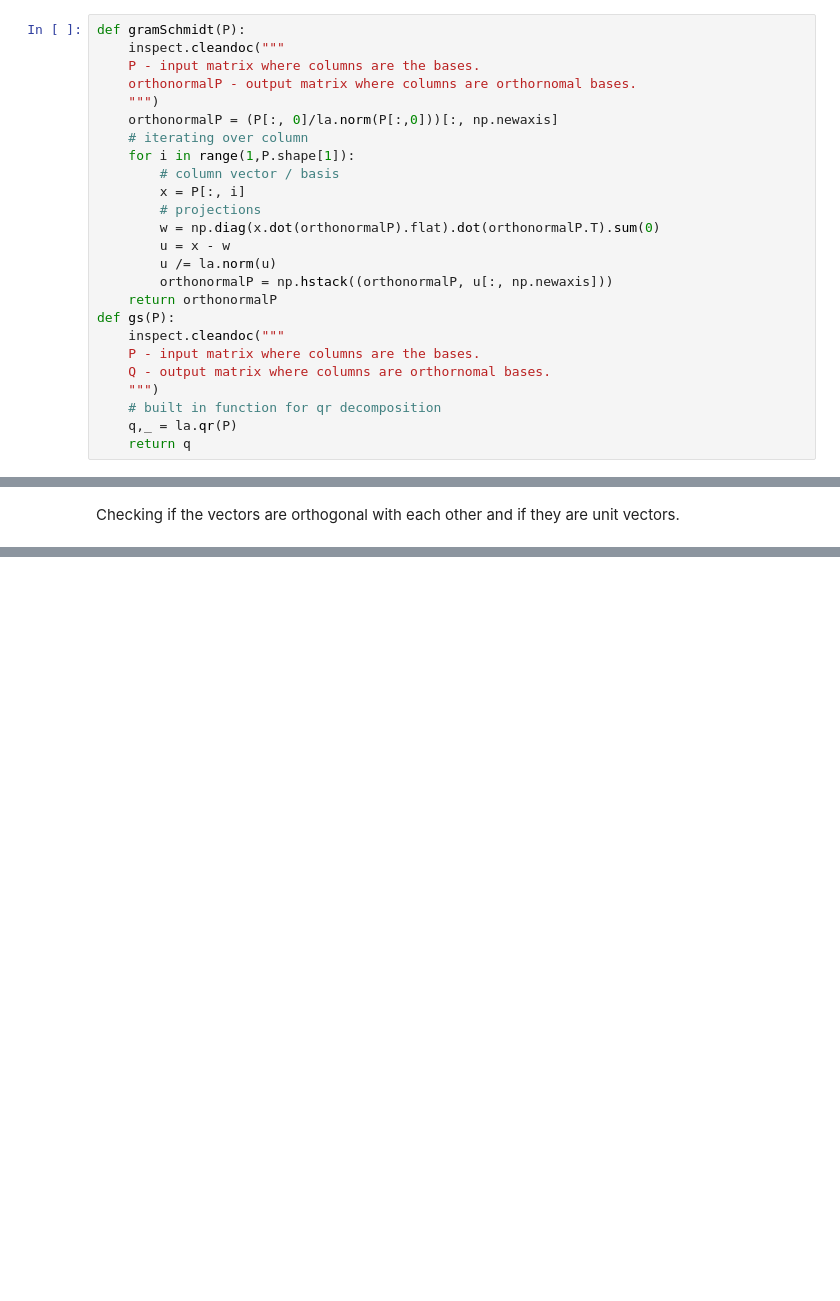
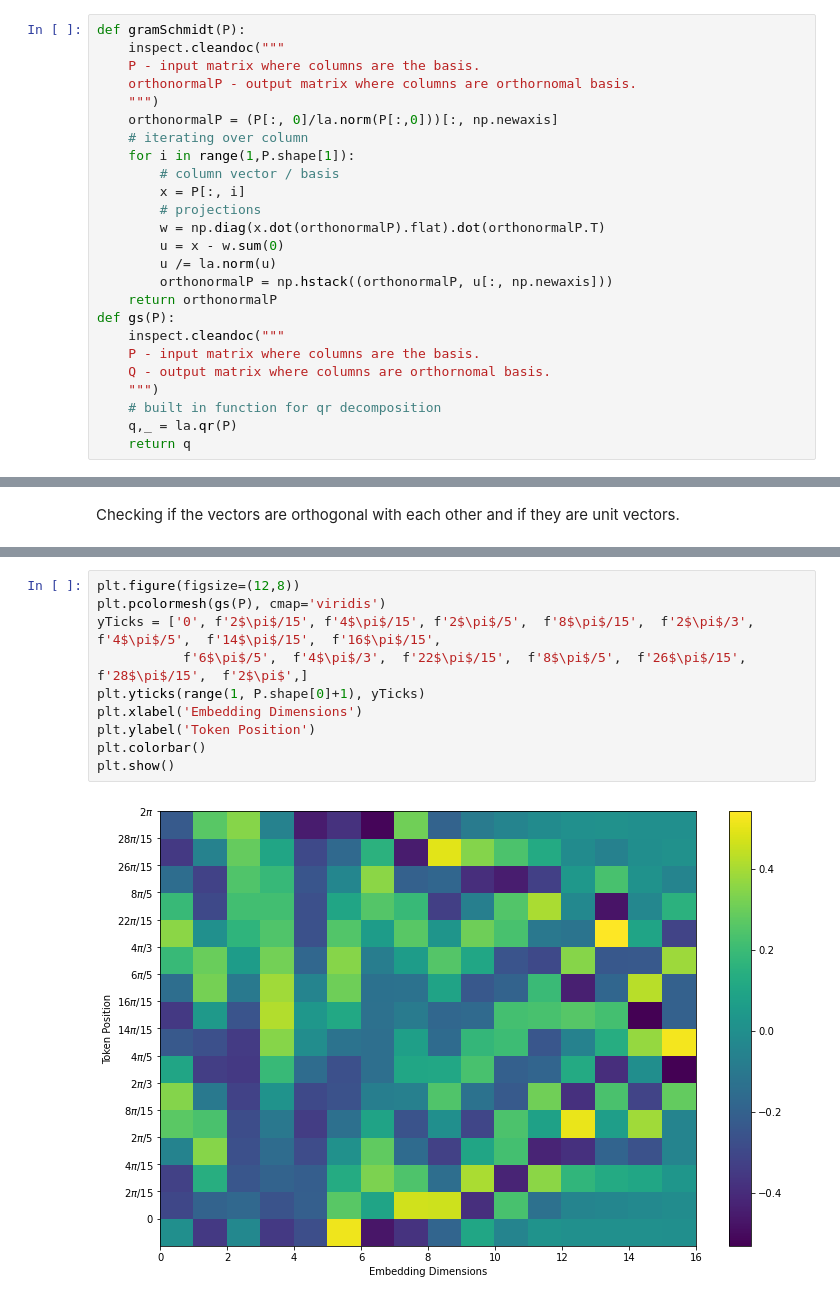
Before and after one commit to peeeyow/positional-encoding, a Jupyter notebook: Positional Encoding.ipynb, the cells around one changed output, grey strips where cells are left out. Cells and saved outputs as stored; diff of their text form; blank space fills up the shorter version.

```diff
--- a/Positional Encoding.ipynb
+++ b/Positional Encoding.ipynb
@@ -79,8 +80,8 @@ This also means they are not orthonormal with one another.
 # %%
 def gramSchmidt(P):
     inspect.cleandoc("""
-    P - input matrix where columns are the bases.
-    orthonormalP - output matrix where columns are orthornomal bases.
+    P - input matrix where columns are the basis.
+    orthonormalP - output matrix where columns are orthornomal basis.
     """)
     orthonormalP = (P[:, 0]/la.norm(P[:,0]))[:, np.newaxis]
     # iterating over column
@@ -88,15 +89,15 @@ def gramSchmidt(P):
         # column vector / basis
         x = P[:, i]
         # projections
-        w = np.diag(x.dot(orthonormalP).flat).dot(orthonormalP.T).sum(0)
-        u = x - w
+        w = np.diag(x.dot(orthonormalP).flat).dot(orthonormalP.T)
+        u = x - w.sum(0)
         u /= la.norm(u)
         orthonormalP = np.hstack((orthonormalP, u[:, np.newaxis]))
     return orthonormalP
 def gs(P):
     inspect.cleandoc("""
-    P - input matrix where columns are the bases.
-    Q - output matrix where columns are orthornomal bases.
+    P - input matrix where columns are the basis.
+    Q - output matrix where columns are orthornomal basis.
     """)
     # built in function for qr decomposition
     q,_ = la.qr(P)
@@ -165,0 +172,12 @@ plt.show()
+# %%
+plt.figure(figsize=(12,8))
+plt.pcolormesh(gs(P), cmap='viridis')
+yTicks = ['0', f'2$\pi$/15', f'4$\pi$/15', f'2$\pi$/5',  f'8$\pi$/15',  f'2$\pi$/3',  f'4$\pi$/5',  f'14$\pi$/15',  f'16$\pi$/15',
+           f'6$\pi$/5',  f'4$\pi$/3',  f'22$\pi$/15',  f'8$\pi$/5',  f'26$\pi$/15',  f'28$\pi$/15',  f'2$\pi$',]
+plt.yticks(range(1, P.shape[0]+1), yTicks)
+plt.xlabel('Embedding Dimensions')
+plt.ylabel('Token Position')
+plt.colorbar()
+plt.show()
+# %% [output]
+[figure, added]
```
Also changed, not shown: parts of 15 cells of this notebook.
